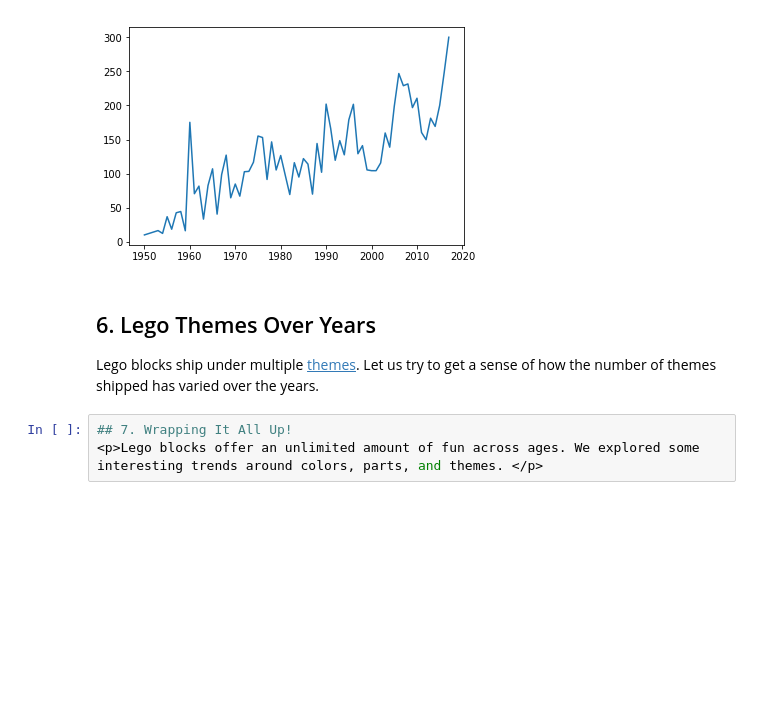
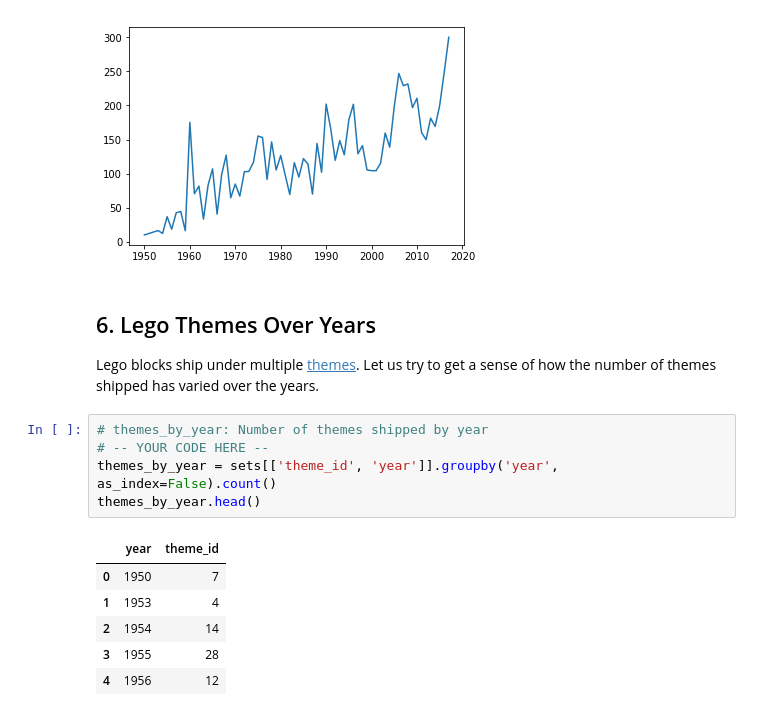
Before and after one commit to GabrielAmazonas/ExploringLego, a Jupyter notebook: lego.ipynb, the cells around one changed output. Drawn from its saved outputs; the diff is of its cells as text; blank space fills up the shorter version.

```diff
--- a/lego.ipynb
+++ b/lego.ipynb
@@ -70,6 +70,15 @@ plt.plot(parts_by_year)
 # %% [markdown]
 ## 6. Lego Themes Over Years
 <p>Lego blocks ship under multiple <a href="https://shop.lego.com/en-US/Themes">themes</a>. Let us try to get a sense of how the number of themes shipped has varied over the years.</p>
-# %%
-## 7. Wrapping It All Up!
-<p>Lego blocks offer an unlimited amount of fun across ages. We explored some interesting trends around colors, parts, and themes. </p>
+# %%
+# themes_by_year: Number of themes shipped by year
+# -- YOUR CODE HERE --
+themes_by_year = sets[['theme_id', 'year']].groupby('year', as_index=False).count()
+themes_by_year.head()
+# %% [output]
+|  | year | theme_id |
+| 0 | 1950 | 7 |
+| 1 | 1953 | 4 |
+| 2 | 1954 | 14 |
+| 3 | 1955 | 28 |
+| 4 | 1956 | 12 |
```
Also changed, not shown: parts of 1 cell of this notebook.
